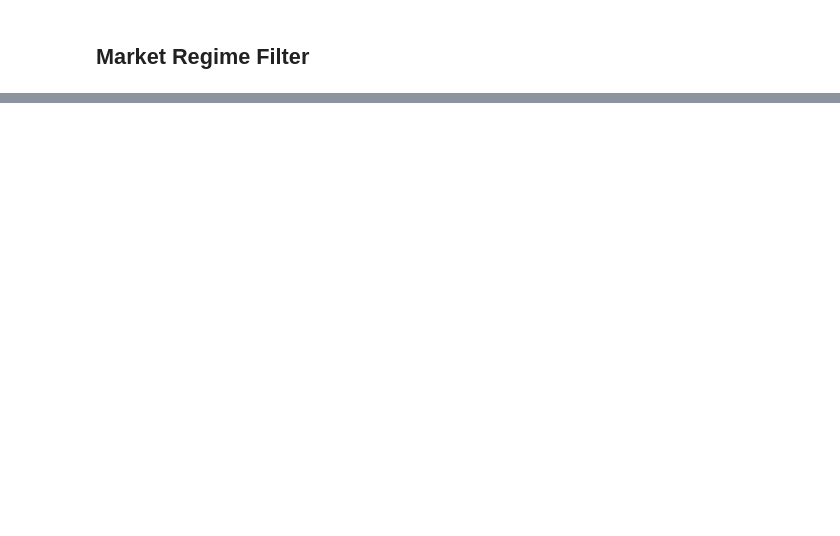
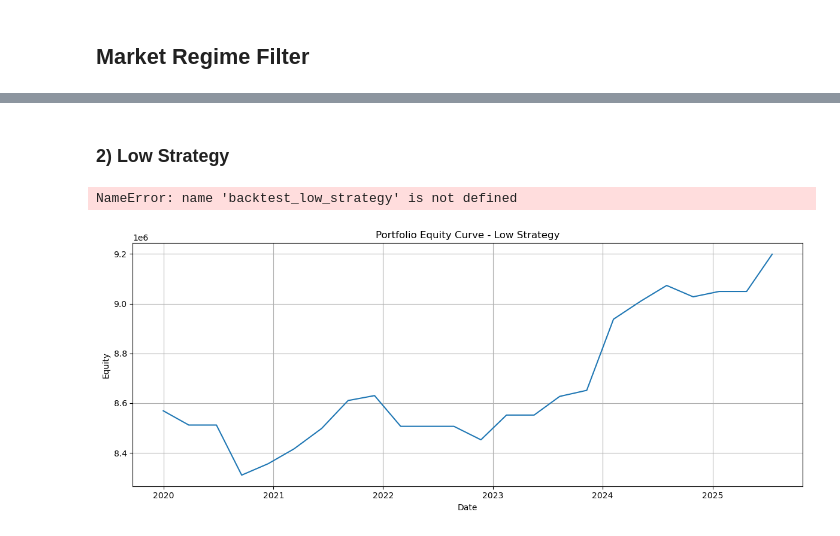
Before and after one commit to jagan010101/algo-trading, a Jupyter notebook: Algo Trading.ipynb, the cells around one changed output, grey strips where cells are left out. Drawn from its saved outputs; the diff is of its cells as text; code cells hidden in the pictures; blank space fills up the shorter version.

```diff
--- a/Algo Trading.ipynb
+++ b/Algo Trading.ipynb
@@ -1473,0 +2468,24 @@ Max Drawdown: -12.1%
+# %% [markdown]
+### 2) Low Strategy
+# %%
+test_low_equity_low = backtest_low_strategy(df_backtest,
+                                            index_df,
+                                            test_start_date,
+                                            1_00_00_000)
+# %% [output]
+NameError: name 'backtest_low_strategy' is not defined
+# %%
+equity_df = pd.DataFrame(test_low_equity_low, columns = ["Date", "Equity"])
+equity_df = equity_df.sort_values("Date")
+equity_df.set_index("Date", inplace = True)
+
+plt.figure(figsize = (12,5))
+plt.plot(equity_df.index, equity_df["Equity"])
+plt.title("Portfolio Equity Curve - Low Strategy")
+plt.xlabel("Date")
+plt.ylabel("Equity")
+plt.grid(True)
+plt.tight_layout()
+plt.show()
+# %% [output]
+[figure, added]
```
Also changed, not shown: parts of 149 cells of this notebook.
